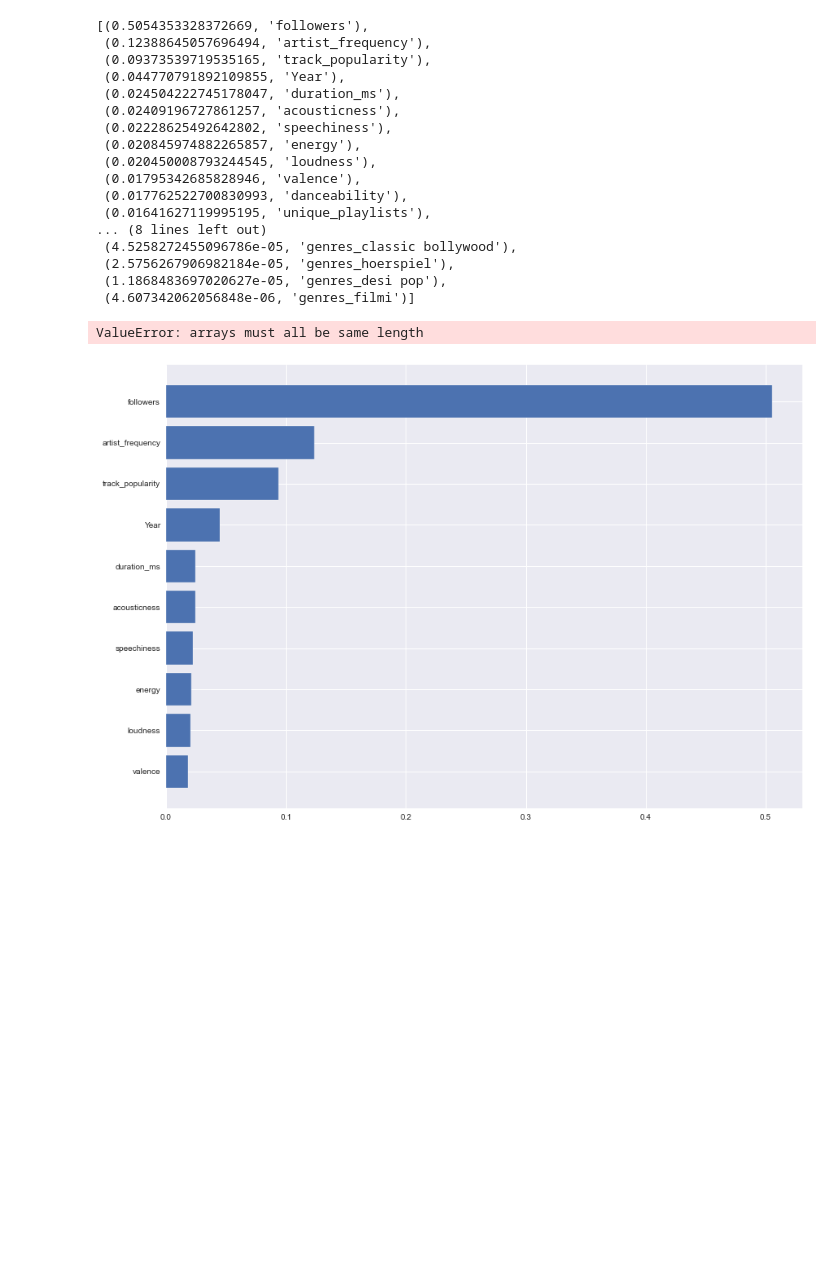
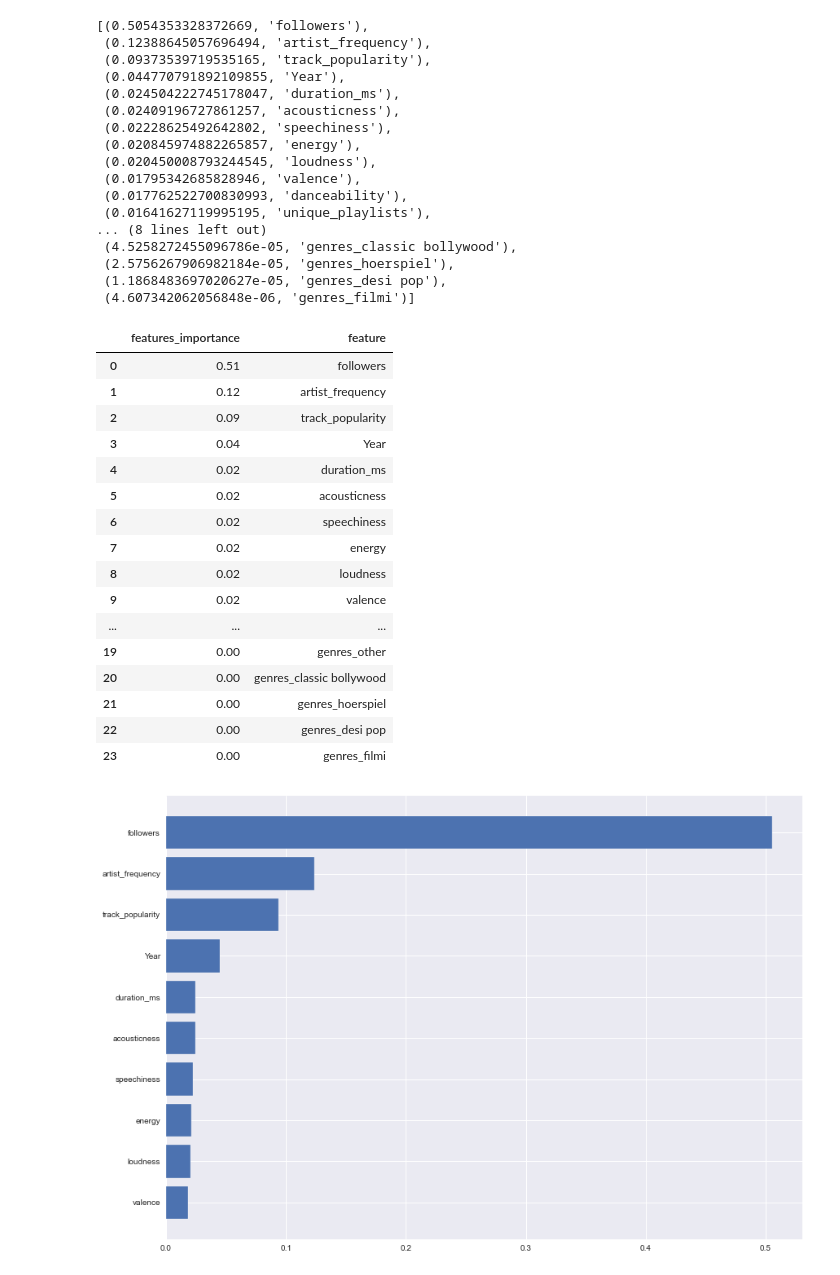
Before and after one commit to halmasieh/Spotify_Analysis, a Jupyter notebook: ML_models_target_artists.ipynb, the cells around one changed output. Drawn from its saved outputs; the diff is of its cells as text; code cells hidden in the pictures; blank space fills up the shorter version.

```diff
--- a/ML_models_target_artists.ipynb
+++ b/ML_models_target_artists.ipynb
@@ -276,13 +276,26 @@ sorted(zip(model4.feature_importances_, X.columns), reverse=True)
 # %%
 # Format the values in 2 decimals
 pd.set_option('display.float_format', "{:.2f}".format)
-# %%
-# Create a dataframe and sort the values in descending order
-feature_importance_df = pd.DataFrame({"features": X.columns, "feature_importance": model4.feature_importances_})
-feature_importance_df = feature_importance_df.sort_values("feature_importance", ascending=False).reset_index(drop=True)
-feature_importance_df.head(30)
-# %% [output]
-ValueError: arrays must all be same length
+# %%
+pd.DataFrame(sorted(zip(model4.feature_importances_, X.columns), reverse=True), columns=["features_importance", "feature"])
+# %% [output]
+|  | features_importance | feature |
+| 0 | 0.51 | followers |
+| 1 | 0.12 | artist_frequency |
+| 2 | 0.09 | track_popularity |
+| 3 | 0.04 | Year |
+| 4 | 0.02 | duration_ms |
+| 5 | 0.02 | acousticness |
+| 6 | 0.02 | speechiness |
+| 7 | 0.02 | energy |
+| 8 | 0.02 | loudness |
+| 9 | 0.02 | valence |
+| ... | ... | ... |
+| 19 | 0.00 | genres_other |
+| 20 | 0.00 | genres_classic bollywood |
+| 21 | 0.00 | genres_hoerspiel |
+| 22 | 0.00 | genres_desi pop |
+| 23 | 0.00 | genres_filmi |
 # %%
 # Plot the dataframe for the first ten observations
 fig,ax = plt.subplots(figsize=(14,10))
```
Also changed, not shown: 1 other file.
